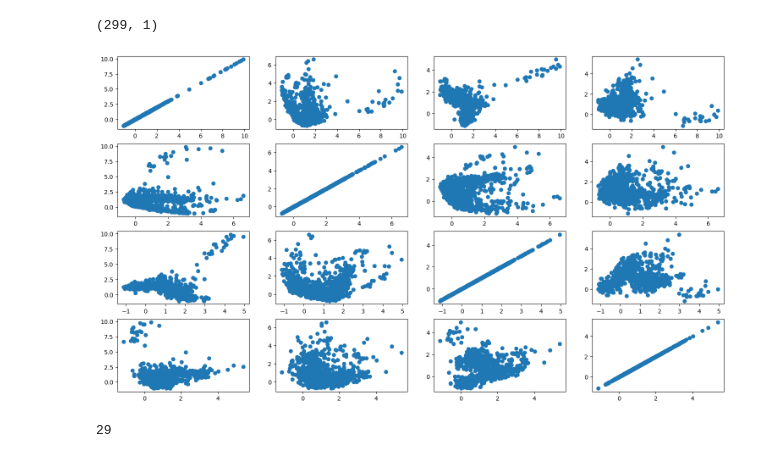
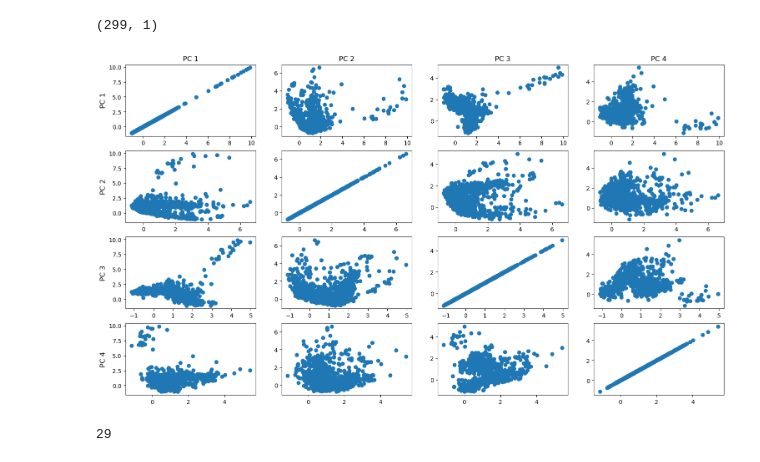
Before and after one commit to vc64/essayGrouping, a Jupyter notebook: essayGroupingSpacy.ipynb, the cells around one changed output. Saved outputs shown, nothing was run; the diff lists cells and outputs as text; code cells hidden in the pictures.

Commit message:
cleaned up code, formatted PC graph

```diff
--- a/essayGroupingSpacy.ipynb
+++ b/essayGroupingSpacy.ipynb
@@ -151,19 +28,12 @@ def get_bag(docs, out_list, word_list):
-# %%
-word_list = []
-numPrompts = []
-prompt_corpus_processed = []
-
-for college in allprompts:
-    numPrompts.append(len(college[1]))
-
-    prompt_corpus_processed, word_list = get_bag(college[1], prompt_corpus_processed, word_list)
-
-
-word_list = set(word_list)
-
-# for word in set(prop_nouns):
-#     if word.lower() in word_list:
-#         # print(word)
-#         word_list.remove(word)
+# %%
+numPrompts = []
+prompt_corpus = []
+
+for college in allprompts:
+    numPrompts.append(len(college[1]))
+
+    for prompt in college[1]:
+        if len(prompt[1]) > 0 and len(prompt[1][0]) > 0:
+            prompt_corpus.append(prompt[1])
 # %%
 prompt_vectors = []
@@ -246,21 +86,23 @@ pca_data = np.hstack((np.arange(pca_data.shape[0])[:, None], pca_data))
 # %%
 num_comps = pca_data.shape[1]-1
 
 fig, axs = plt.subplots(num_comps, num_comps)
 
 fig.set_size_inches(18.5, 10.5, forward=True)
 
 fig.set_dpi(100)
 
 for i in range(1, num_comps+1):
     for j in range(1, num_comps+1):
         axs[i-1][j-1].scatter(pca_data[:,i]+1, pca_data[:,j]+1)
-
-# plt.setp(axs, xlim=[0.977,1.00], ylim=[0.977,1.00])
+        if i == 1:
+            axs[i-1][j-1].set_title("PC " + str(j))
+        if j == 1:
+            axs[i-1][j-1].set_ylabel("PC " + str(i), fontsize = "large")
 
 plt.show()
 # %% [output]
-[figure, old version]
+[figure, new version]
 # %%
 pca = PCA(n_components=100)
 
```
Also changed, not shown: parts of 9 cells of this notebook.
